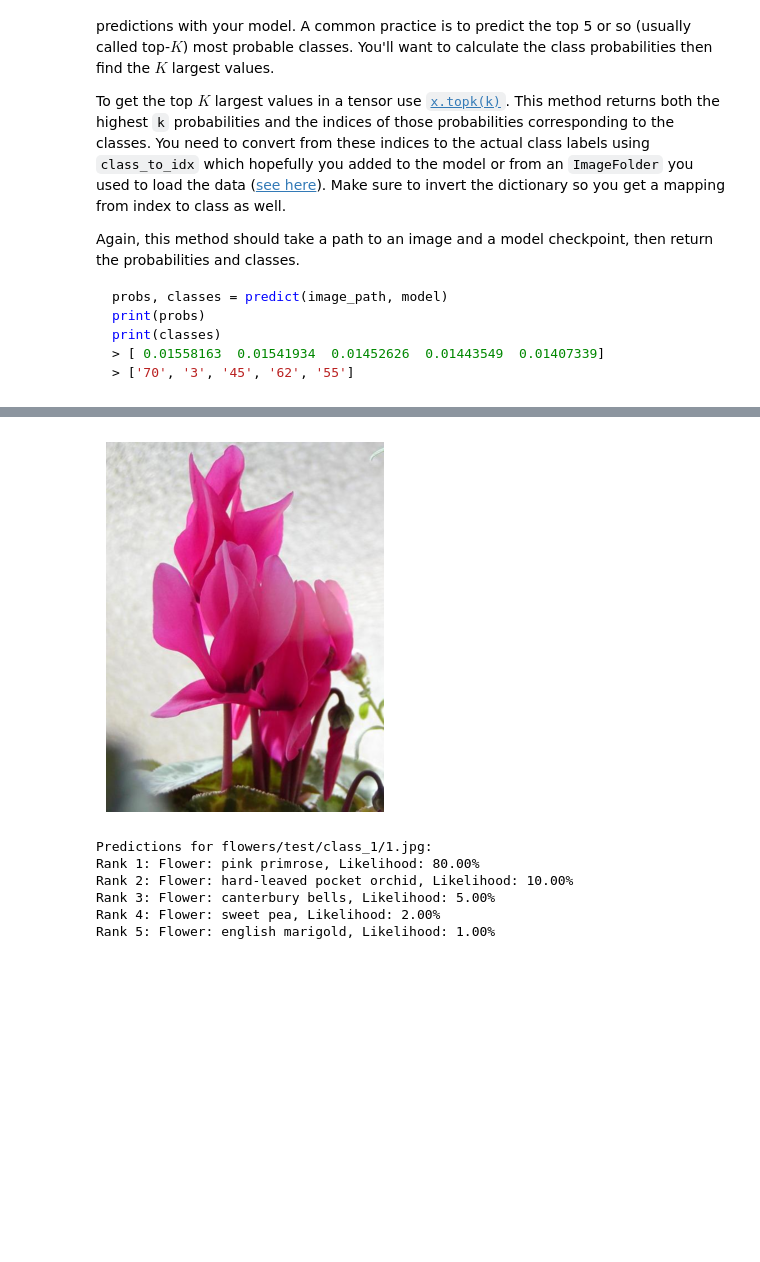
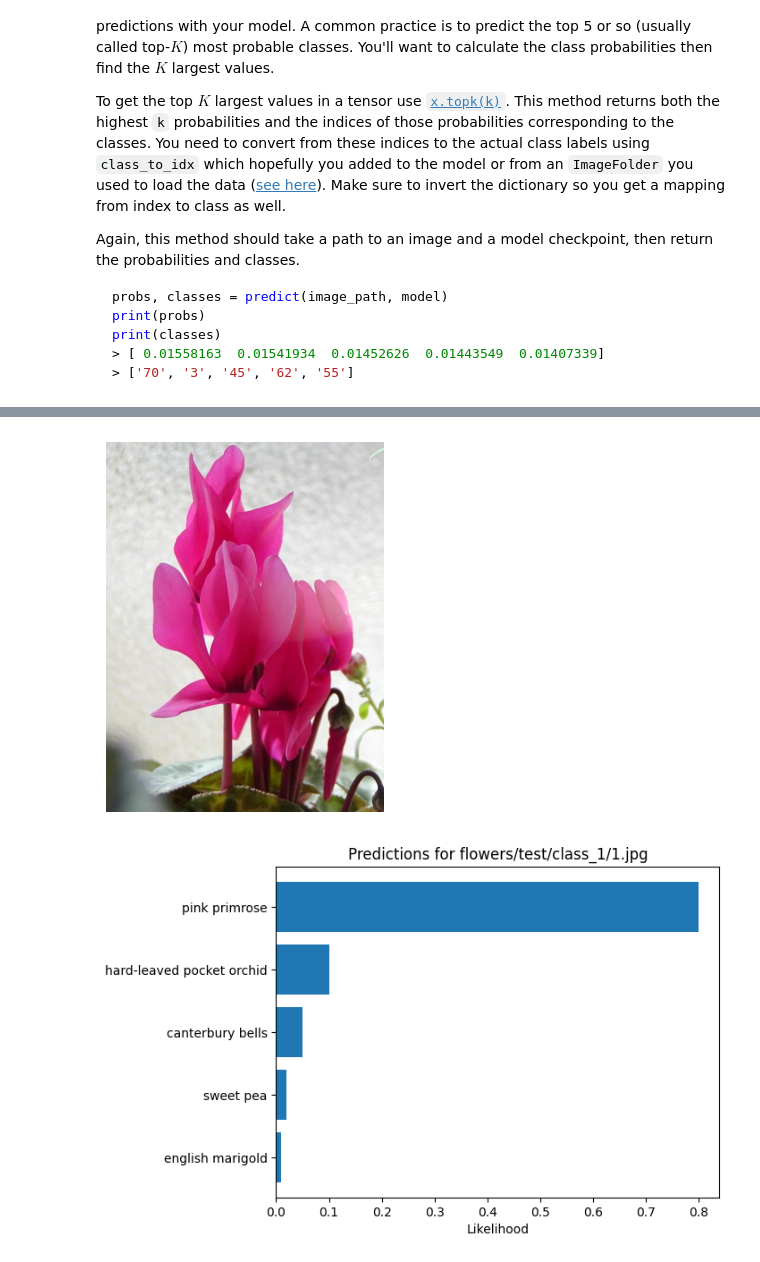
Before and after one commit to gatwirival/flower-classfier, a Jupyter notebook: Image Classifier Project.ipynb, the cells around one changed output, grey strips where cells are left out. Cells and saved outputs as stored; diff of their text form; code cells hidden in the pictures; blank space fills up the shorter version.

Commit message:
output corr

```diff
--- a/Image Classifier Project.ipynb
+++ b/Image Classifier Project.ipynb
@@ -164,3 +188,22 @@ def train_model(model, criterion, optimizer, trainloader, validloader, epochs, d
                       f"Validation accuracy: {accuracy:.3f}")
                 running_loss = 0
                 model.train()
+
+def validate_model(model, criterion, validloader, device):
+    model.eval()
+    valid_loss = 0
+    accuracy = 0
+
+    with torch.no_grad():
+        for inputs, labels in validloader:
+            inputs, labels = inputs.to(device), labels.to(device)
+
+            outputs = model.forward(inputs)
+            valid_loss += criterion(outputs, labels).item()
+
+            ps = torch.exp(outputs)
+            equality = (labels.data == ps.max(dim=1)[1])
+            accuracy += equality.type(torch.FloatTensor).mean()
+
+    model.train()
+    return valid_loss/len(validloader), accuracy/len(validloader)
@@ -413,42 +563,43 @@ Now that you can use a trained model for predictions, check to make sure it make
 
 You can convert from the class integer encoding to actual flower names with the `cat_to_name.json` file (should have been loaded earlier in the notebook). To show a PyTorch tensor as an image, use the `imshow` function defined above.
 # %%
-
 def show_image(image_path):
     # Display the image using matplotlib
     img = Image.open(image_path)
     plt.imshow(img)
     plt.axis('off')
     plt.show()
 
 def display_predictions(image_path, top_probs, top_labels, class_to_name):
     # Show the image
     show_image(image_path)
 
-    # Print predictions
-    print(f"Predictions for {image_path}:")
-    for i, (prob, label) in enumerate(zip(top_probs, top_labels), 1):
-        # Adjust the label to match the indexing in class_to_name
-        adjusted_label = str(label + 1)
-        flower_name = class_to_name.get(adjusted_label, f'Unknown Label ({adjusted_label})')
-        print(f"Rank {i}: Flower: {flower_name}, Likelihood: {prob * 100:.2f}%")
+    # Plot predictions as a bar graph
+    fig, ax = plt.subplots()
+    labels = [class_to_name.get(str(label + 1), f'Unknown Label ({label + 1})') for label in top_labels]
+    y_pos = np.arange(len(labels))
+
+    ax.barh(y_pos, top_probs, align='center')
+    ax.set_yticks(y_pos)
+    ax.set_yticklabels(labels)
+    ax.invert_yaxis()  # Invert the y-axis for better visualization
+
+    ax.set_xlabel('Likelihood')
+    ax.set_title(f'Predictions for {image_path}')
+
+    plt.show()
 
 # Example usage
-image_path = 'flowers/test/class_1/1.jpg'  # Replace with the path to your image file
-top_probs = [0.8, 0.1, 0.05, 0.02, 0.01]  # Replace with your actual probabilities
-top_labels = [0, 1, 2, 3, 4]  # Replace with your actual labels
-class_to_name_path = 'cat_to_name.json'  # Replace with the path to your category names file
+image_path = 'flowers/test/class_1/1.jpg'
+top_probs = [0.8, 0.1, 0.05, 0.02, 0.01]
+top_labels = [0, 1, 2, 3, 4]
+class_to_name_path = 'cat_to_name.json'
 
 with open(class_to_name_path, 'r') as f:
     cat_to_name = json.load(f)
 
 # Call the display_predictions function
 display_predictions(image_path, top_probs, top_labels, cat_to_name)
 # %% [output]
 [figure]
-Predictions for flowers/test/class_1/1.jpg:
-Rank 1: Flower: pink primrose, Likelihood: 80.00%
-Rank 2: Flower: hard-leaved pocket orchid, Likelihood: 10.00%
-Rank 3: Flower: canterbury bells, Likelihood: 5.00%
-Rank 4: Flower: sweet pea, Likelihood: 2.00%
-Rank 5: Flower: english marigold, Likelihood: 1.00%
+[figure, added]
```
Also changed, not shown: parts of 8 cells of this notebook.
